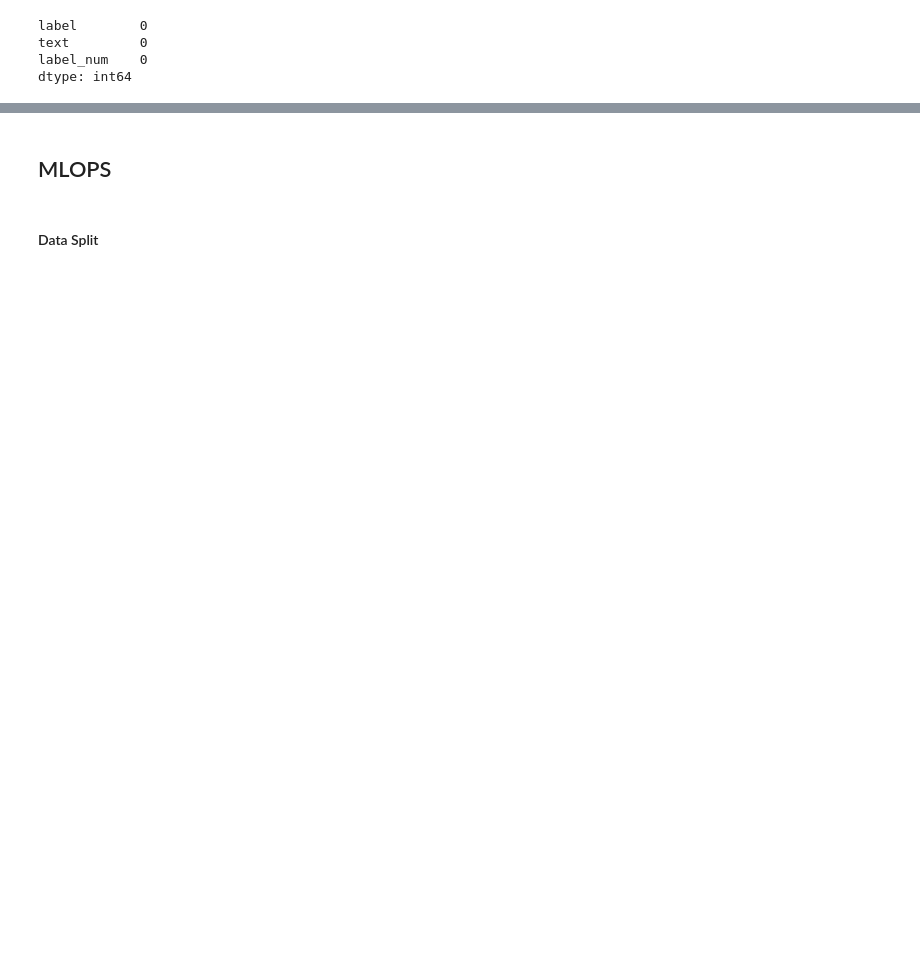
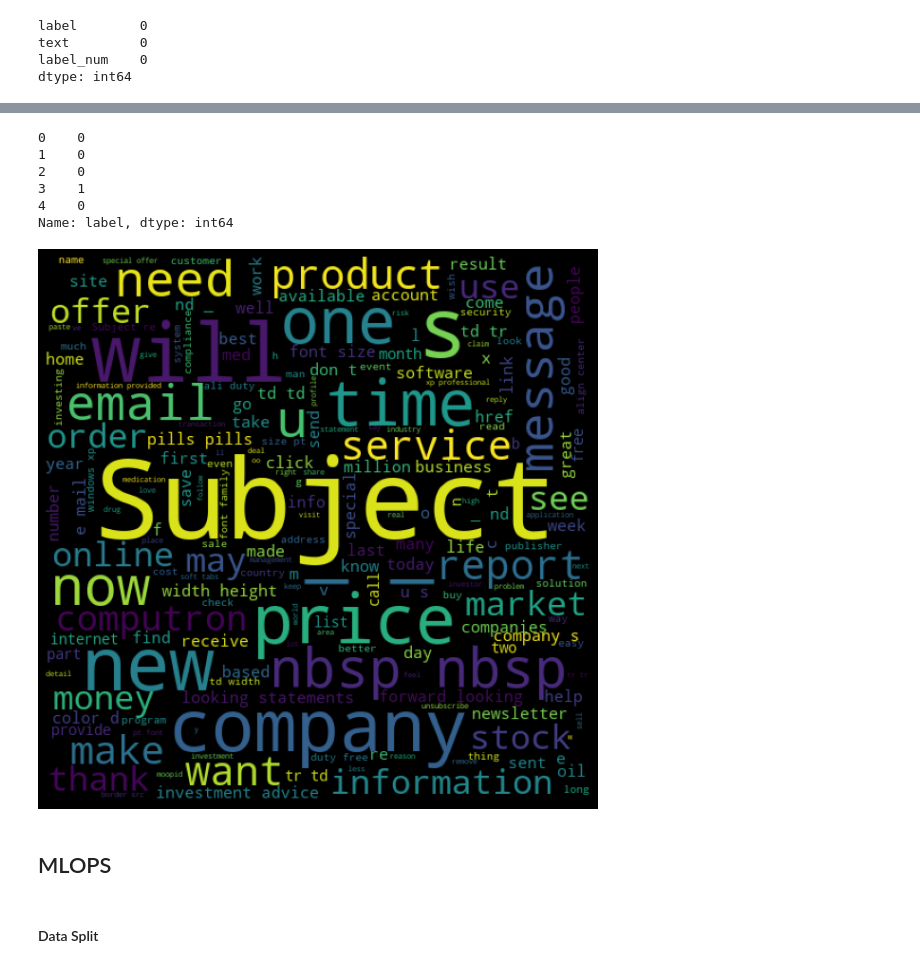
Before and after one commit to MSc-AI/SpamEmail, a Jupyter notebook: spam.ipynb, the cells around one changed output, grey strips where cells are left out. Saved outputs shown, nothing was run; the diff lists cells and outputs as text; code cells hidden in the pictures; blank space fills up the shorter version.

```diff
--- a/spam.ipynb
+++ b/spam.ipynb
@@ -27,3 +27,4 @@ data = data.drop('Unnamed: 0', axis=1)
 #data = data.drop('label_num', axis=1)
 # %%
 data.head()
+data_cp = data.copy()
@@ -77,3 +47,27 @@ plt.show()
+# %%
+data_cp["label"]=data_cp["label"].map({'spam':1,'ham':0})
+# %%
+data_cp['label'].head()
+# %% [output]
+0    0
+1    0
+2    0
+3    1
+4    0
+Name: label, dtype: int64
+# %%
+#spam maillerde en çok geçen kelimeler wordcloud ile görselleştirildi.
+from wordcloud import WordCloud, STOPWORDS
+stopwords = set(STOPWORDS)
+spam_words=' '.join(list(data_cp[data_cp['label']==1]['text']))
+spam_wc=WordCloud(width=512,height=512).generate(spam_words)
+plt.figure(figsize=(10,8),facecolor='k')
+plt.imshow(spam_wc)
+plt.axis('off')
+plt.tight_layout(pad=0)
+plt.show()
+# %% [output]
+[figure, added]
 # %% [markdown]
 ## MLOPS
 # %%
```
Also changed, not shown: parts of 13 cells of this notebook.
